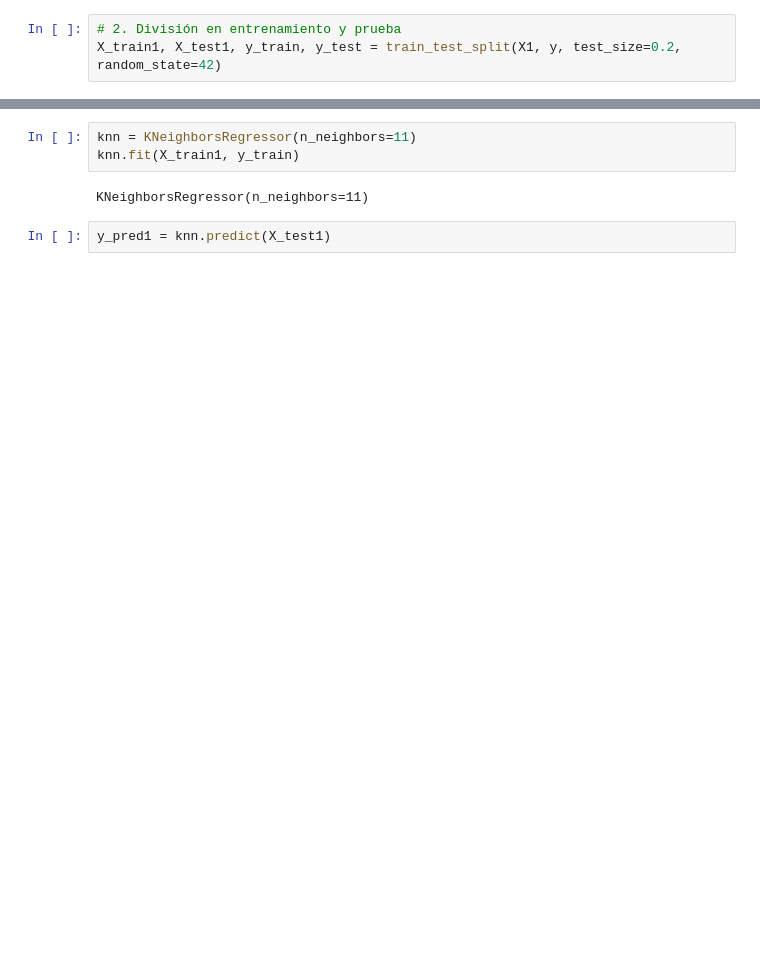
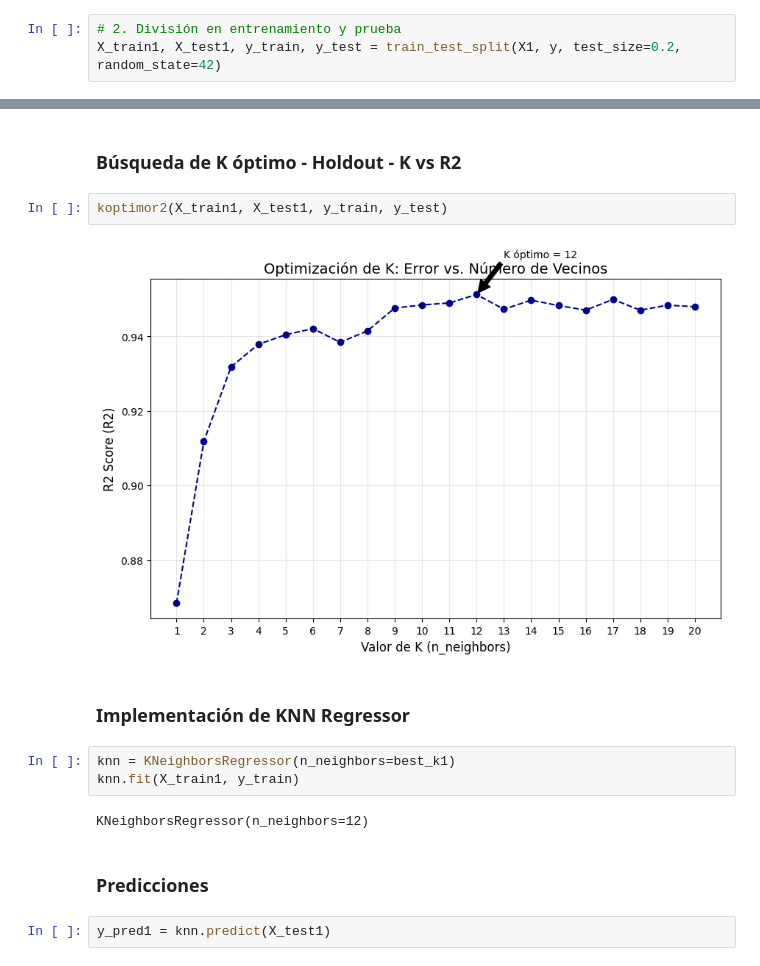
Before and after one commit to AleLoredo/aprendizaje-automatico, a Jupyter notebook: REGRESION/LFM_TP2-ok.ipynb, the cells around one changed output, grey strips where cells are left out. Saved outputs shown, nothing was run; the diff lists cells and outputs as text; blank space fills up the shorter version.

```diff
--- a/REGRESION/LFM_TP2-ok.ipynb
+++ b/REGRESION/LFM_TP2-ok.ipynb
@@ -417,7 +325,17 @@ X_train1, X_test1, y_train, y_test = train_test_split(X1, y, test_size=0.2, rand
+# %% [markdown]
+### Búsqueda de K óptimo - Holdout - K vs R2
+# %%
+koptimor2(X_train1, X_test1, y_train, y_test)
+# %% [output]
+[figure, added]
+# %% [markdown]
+### Implementación de KNN Regressor
 # %%
-knn = KNeighborsRegressor(n_neighbors=11)
+knn = KNeighborsRegressor(n_neighbors=best_k1)
 knn.fit(X_train1, y_train)
 # %% [output]
-KNeighborsRegressor(n_neighbors=11)
+KNeighborsRegressor(n_neighbors=12)
+# %% [markdown]
+### Predicciones
 # %%
 y_pred1 = knn.predict(X_test1)
```
Also changed, not shown: parts of 18 cells of this notebook.
